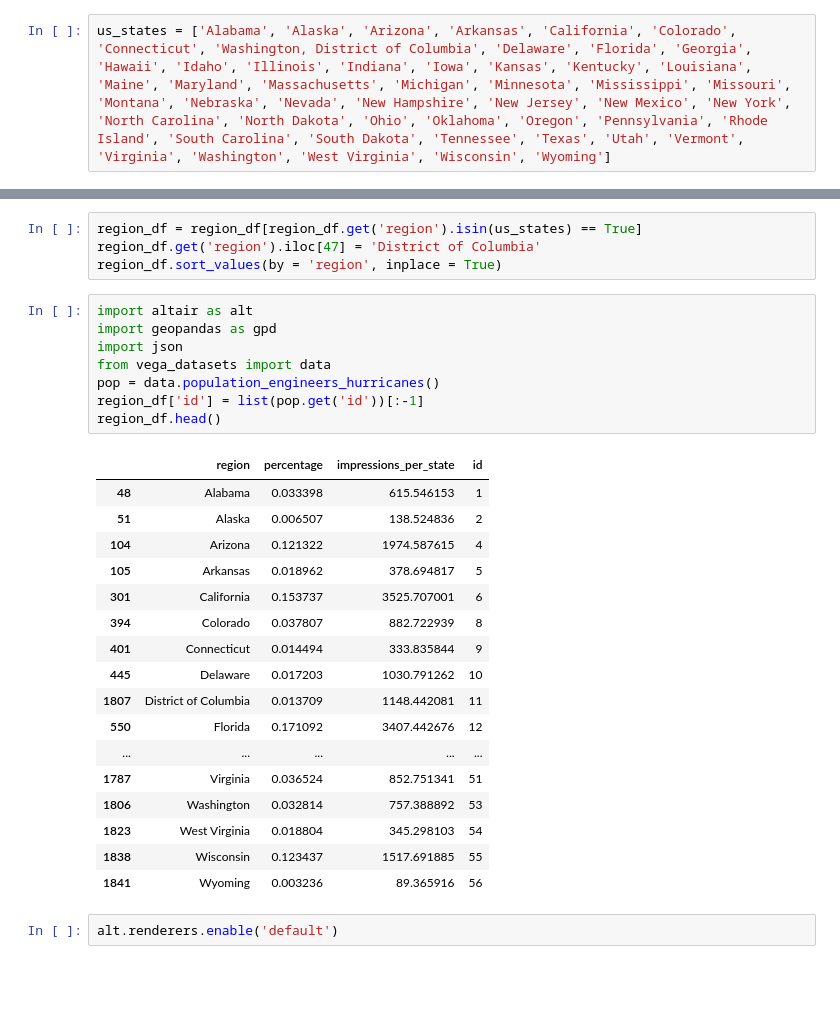
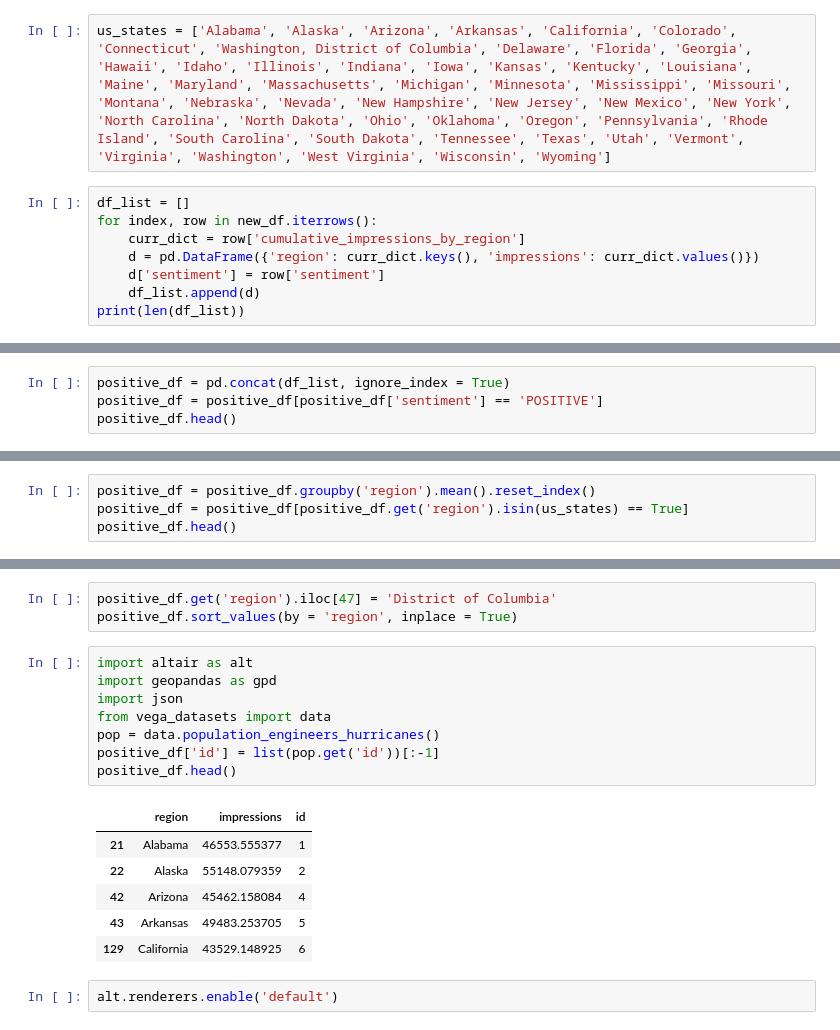
Before and after one commit to rpillai7/Facebook-Ads-Project, a Jupyter notebook: New_FB_Ads_Virtual.ipynb, the cells around one changed output, grey strips where cells are left out. Drawn from its saved outputs; the diff is of its cells as text; blank space fills up the shorter version.

```diff
--- a/New_FB_Ads_Virtual.ipynb
+++ b/New_FB_Ads_Virtual.ipynb
@@ -118,2 +69,10 @@ region_df.head()
 # %%
 us_states = ['Alabama', 'Alaska', 'Arizona', 'Arkansas', 'California', 'Colorado', 'Connecticut', 'Washington, District of Columbia', 'Delaware', 'Florida', 'Georgia', 'Hawaii', 'Idaho', 'Illinois', 'Indiana', 'Iowa', 'Kansas', 'Kentucky', 'Louisiana', 'Maine', 'Maryland', 'Massachusetts', 'Michigan', 'Minnesota', 'Mississippi', 'Missouri', 'Montana', 'Nebraska', 'Nevada', 'New Hampshire', 'New Jersey', 'New Mexico', 'New York', 'North Carolina', 'North Dakota', 'Ohio', 'Oklahoma', 'Oregon', 'Pennsylvania', 'Rhode Island', 'South Carolina', 'South Dakota', 'Tennessee', 'Texas', 'Utah', 'Vermont', 'Virginia', 'Washington', 'West Virginia', 'Wisconsin', 'Wyoming']
+# %%
+df_list = []
+for index, row in new_df.iterrows():
+    curr_dict = row['cumulative_impressions_by_region']
+    d = pd.DataFrame({'region': curr_dict.keys(), 'impressions': curr_dict.values()})
+    d['sentiment'] = row['sentiment']
+    df_list.append(d)
+print(len(df_list))
@@ -119,0 +81,4 @@ us_states = ['Alabama', 'Alaska', 'Arizona', 'Arkansas', 'California', 'Colorado
+# %%
+positive_df = pd.concat(df_list, ignore_index = True)
+positive_df = positive_df[positive_df['sentiment'] == 'POSITIVE']
+positive_df.head()
@@ -119,0 +96,4 @@ us_states = ['Alabama', 'Alaska', 'Arizona', 'Arkansas', 'California', 'Colorado
+# %%
+positive_df = positive_df.groupby('region').mean().reset_index()
+positive_df = positive_df[positive_df.get('region').isin(us_states) == True]
+positive_df.head()
@@ -120,33 +107,21 @@ us_states = ['Alabama', 'Alaska', 'Arizona', 'Arkansas', 'California', 'Colorado
 # %%
-region_df = region_df[region_df.get('region').isin(us_states) == True]
-region_df.get('region').iloc[47] = 'District of Columbia'
-region_df.sort_values(by = 'region', inplace = True)
+positive_df.get('region').iloc[47] = 'District of Columbia'
+positive_df.sort_values(by = 'region', inplace = True)
 # %%
 import altair as alt
 import geopandas as gpd
 import json
 from vega_datasets import data
 pop = data.population_engineers_hurricanes()
-region_df['id'] = list(pop.get('id'))[:-1]
-region_df.head()
+positive_df['id'] = list(pop.get('id'))[:-1]
+positive_df.head()
 # %% [output]
-|  | region | percentage | impressions_per_state | id |
-| 48 | Alabama | 0.033398 | 615.546153 | 1 |
-| 51 | Alaska | 0.006507 | 138.524836 | 2 |
-| 104 | Arizona | 0.121322 | 1974.587615 | 4 |
-| 105 | Arkansas | 0.018962 | 378.694817 | 5 |
-| 301 | California | 0.153737 | 3525.707001 | 6 |
-| 394 | Colorado | 0.037807 | 882.722939 | 8 |
-| 401 | Connecticut | 0.014494 | 333.835844 | 9 |
-| 445 | Delaware | 0.017203 | 1030.791262 | 10 |
-| 1807 | District of Columbia | 0.013709 | 1148.442081 | 11 |
-| 550 | Florida | 0.171092 | 3407.442676 | 12 |
-| ... | ... | ... | ... | ... |
-| 1787 | Virginia | 0.036524 | 852.751341 | 51 |
-| 1806 | Washington | 0.032814 | 757.388892 | 53 |
-| 1823 | West Virginia | 0.018804 | 345.298103 | 54 |
-| 1838 | Wisconsin | 0.123437 | 1517.691885 | 55 |
-| 1841 | Wyoming | 0.003236 | 89.365916 | 56 |
+|  | region | impressions | id |
+| 21 | Alabama | 46553.555377 | 1 |
+| 22 | Alaska | 55148.079359 | 2 |
+| 42 | Arizona | 45462.158084 | 4 |
+| 43 | Arkansas | 49483.253705 | 5 |
+| 129 | California | 43529.148925 | 6 |
 # %%
 alt.renderers.enable('default')
 # %% [output]
```
Also changed, not shown: parts of 56 cells of this notebook.
